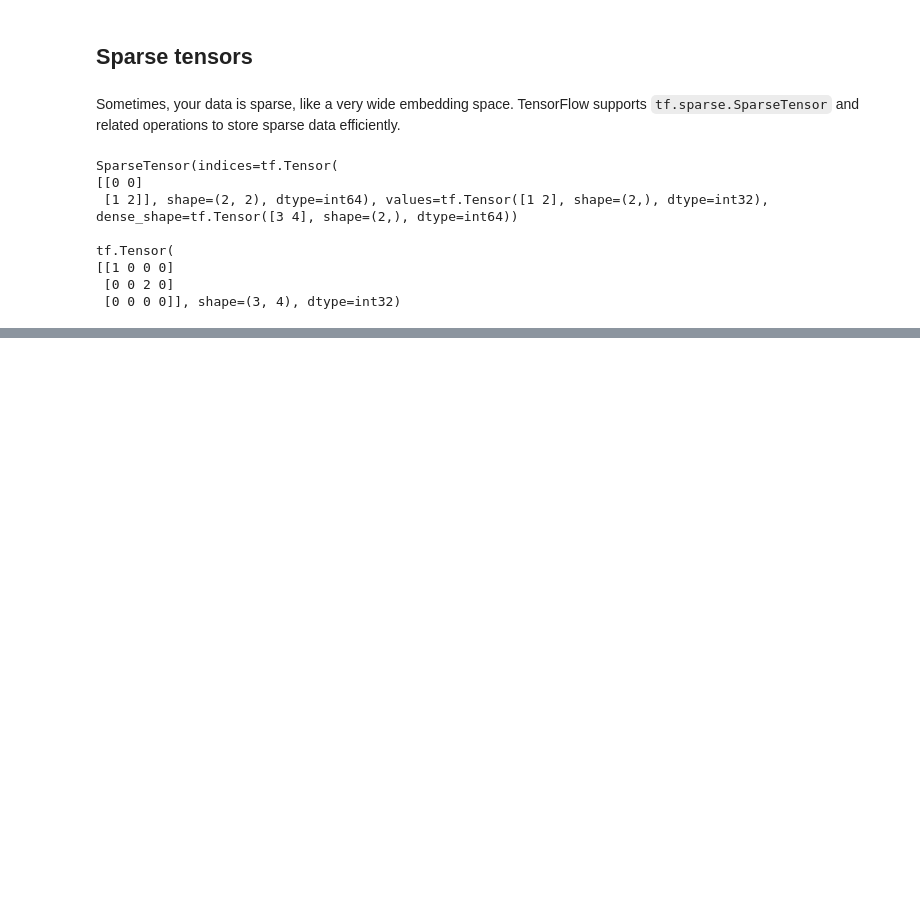
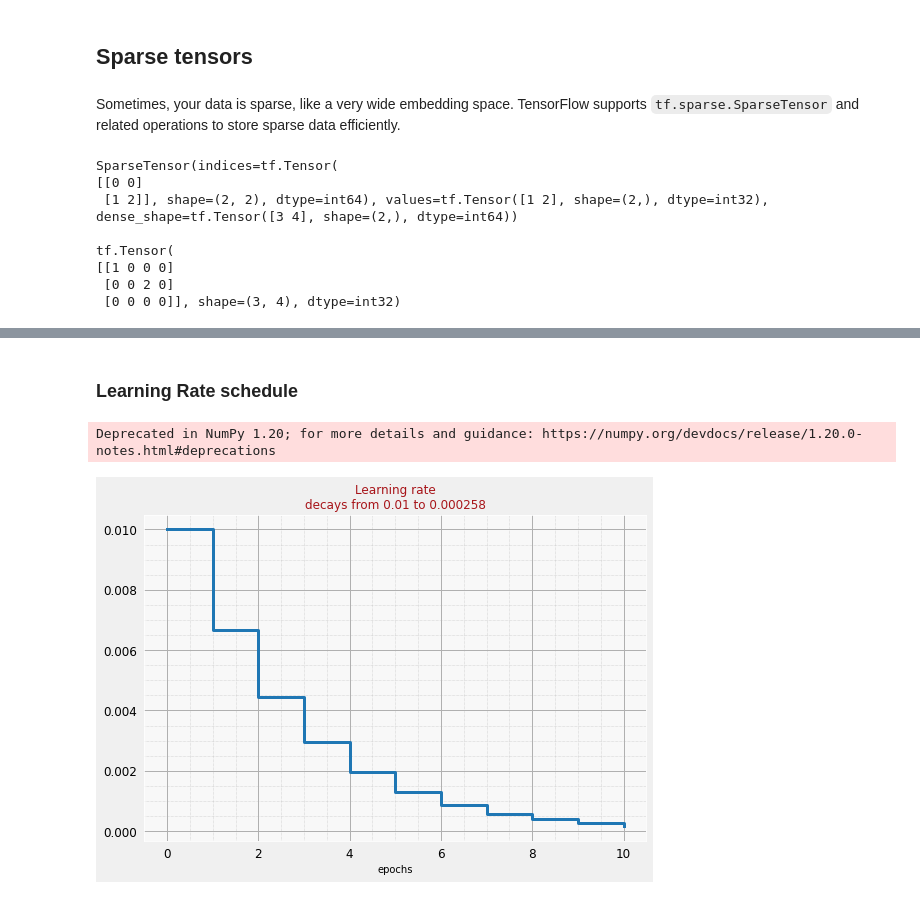
Before and after one commit to AbrahamKong/CMPE258-Data_Augmentation, a Jupyter notebook: CMPE258_Data_Augmentation.ipynb, the cells around one changed output, grey strips where cells are left out. Cells and saved outputs as stored; diff of their text form; code cells hidden in the pictures; blank space fills up the shorter version.

```diff
--- a/CMPE258_Data_Augmentation.ipynb
+++ b/CMPE258_Data_Augmentation.ipynb
@@ -566,0 +868,15 @@ tf.Tensor(
+# %% [markdown]
+### Learning Rate schedule
+# %%
+# lr decay function
+def lr_decay(epoch):
+  return 0.01 * math.pow(0.666, epoch)
+
+# lr schedule callback
+lr_decay_callback = tf.keras.callbacks.LearningRateScheduler(lr_decay, verbose=True)
+
+# important to see what you are doing
+plot_learning_rate(lr_decay, EPOCHS)
+# %% [output]
+Deprecated in NumPy 1.20; for more details and guidance: https://numpy.org/devdocs/release/1.20.0-notes.html#deprecations
+[figure, added]
```
Also changed, not shown: parts of 266 cells of this notebook.
